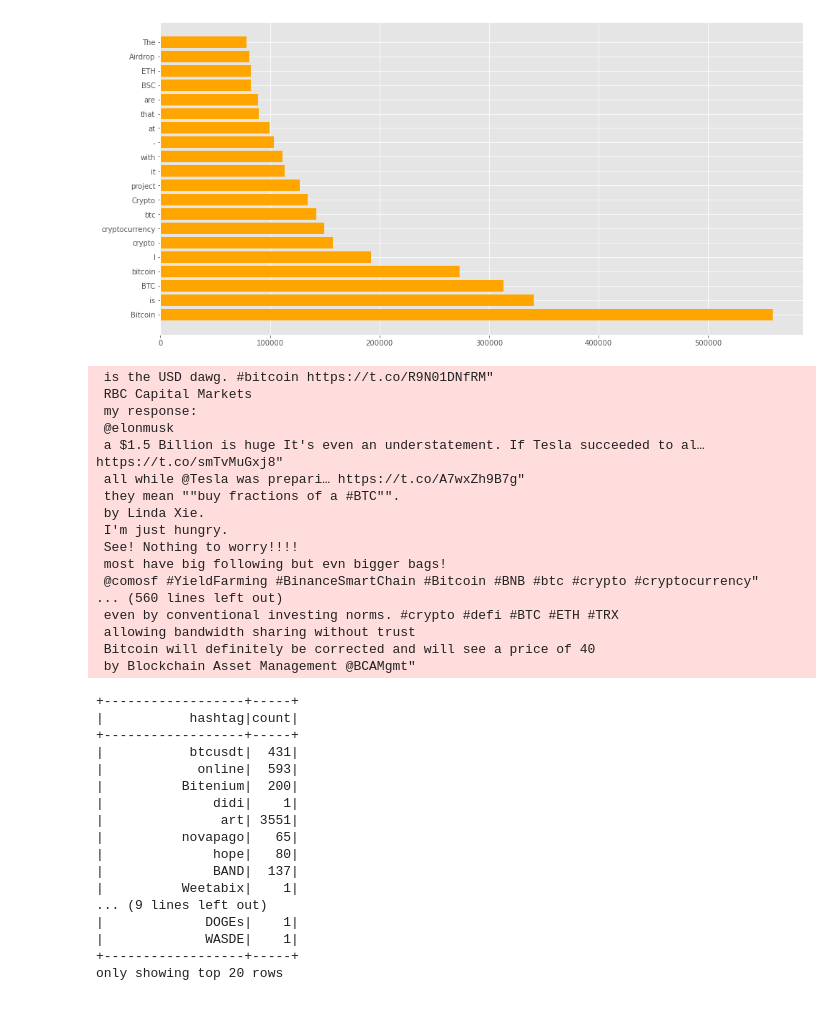
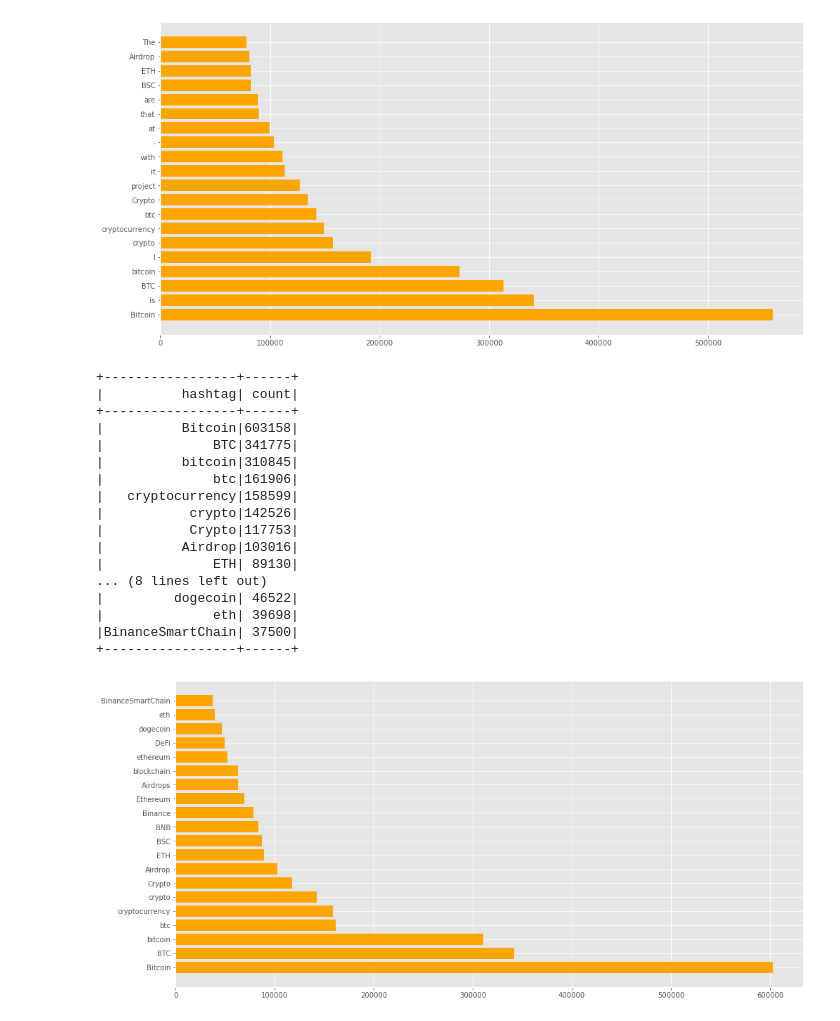
Before and after one commit to snenenenenenene/btc-twitter-data-mining, a Jupyter notebook: main.ipynb, the cells around one changed output. Cells and saved outputs as stored; diff of their text form; code cells hidden in the pictures.

Commit message:
fixed most occuring hashtags graph

```diff
--- a/main.ipynb
+++ b/main.ipynb
@@ -466,54 +467,36 @@ only showing top 3 rows
 # %%
 # hashtags_occurance = tweets_df.withColumn('hashtag', F.explode(col('hashtags'))).groupBy('hashtag').count().sort('count', ascending=False).limit(20)
 
-hashtags_occurance = tweets_df.select("hashtags").withColumn("hashtag", F.explode(col('hashtags')))
-
-hashtags_occurance = hashtags_occurance.groupBy('hashtag').count()
+hashtags_occurance = tweets_df.select("hashtags").withColumn("hashtag", F.explode(col('hashtags'))).groupBy('hashtag').count().sort(desc('count')).limit(20)
 
 hashtags_occurance.show()
 
 
-# hashtag_rows = hashtags_occurance.select("hashtag").collect()
-# x = list(map(lambda r: (r['hashtag']), hashtag_rows))
+hashtag_rows = hashtags_occurance.select("hashtag").collect()
+x = list(map(lambda r: (r['hashtag']), hashtag_rows))
 
-# y_rows = hashtags_occurance.select("count").collect()
-# y = list(map(lambda r: int(r['count']), y_rows))
+y_rows = hashtags_occurance.select("count").collect()
+y = list(map(lambda r: int(r['count']), y_rows))
 
-# plt.subplots(figsize=(16, 8))
-# plt.barh(x,y, color='orange', label='Volume')
-# plt.show()
+plt.subplots(figsize=(16, 8))
+plt.barh(x,y, color='orange', label='Volume')
+plt.show()
 # %% [output]
- is the USD dawg. #bitcoin https://t.co/R9N01DNfRM"
- RBC Capital Markets
- my response:
- @elonmusk
- a $1.5 Billion is huge It's even an understatement. If Tesla succeeded to al… https://t.co/smTvMuGxj8"
- all while @Tesla was prepari… https://t.co/A7wxZh9B7g"
- they mean ""buy fractions of a #BTC"".
- by Linda Xie.
- I'm just hungry.
- See! Nothing to worry!!!!
- most have big following but evn bigger bags!
- @comosf #YieldFarming #BinanceSmartChain #Bitcoin #BNB #btc #crypto #cryptocurrency"
-... (560 lines left out)
- even by conventional investing norms. #crypto #defi #BTC #ETH #TRX
- allowing bandwidth sharing without trust
- Bitcoin will definitely be corrected and will see a price of 40
- by Blockchain Asset Management @BCAMgmt"
++-----------------+------+
+|          hashtag| count|
++-----------------+------+
+|          Bitcoin|603158|
+|              BTC|341775|
+|          bitcoin|310845|
+|              btc|161906|
+|   cryptocurrency|158599|
+|           crypto|142526|
+|           Crypto|117753|
+|          Airdrop|103016|
+|              ETH| 89130|
+... (8 lines left out)
+|         dogecoin| 46522|
+|              eth| 39698|
+|BinanceSmartChain| 37500|
++-----------------+------+
-+------------------+-----+
-|           hashtag|count|
-+------------------+-----+
-|           btcusdt|  431|
-|            online|  593|
-|          Bitenium|  200|
-|              didi|    1|
-|               art| 3551|
-|          novapago|   65|
-|              hope|   80|
-|              BAND|  137|
-|          Weetabix|    1|
-... (9 lines left out)
-|             DOGEs|    1|
-|             WASDE|    1|
-+------------------+-----+
-only showing top 20 rows
+[figure, added]
```
Also changed, not shown: parts of 2 cells of this notebook.
